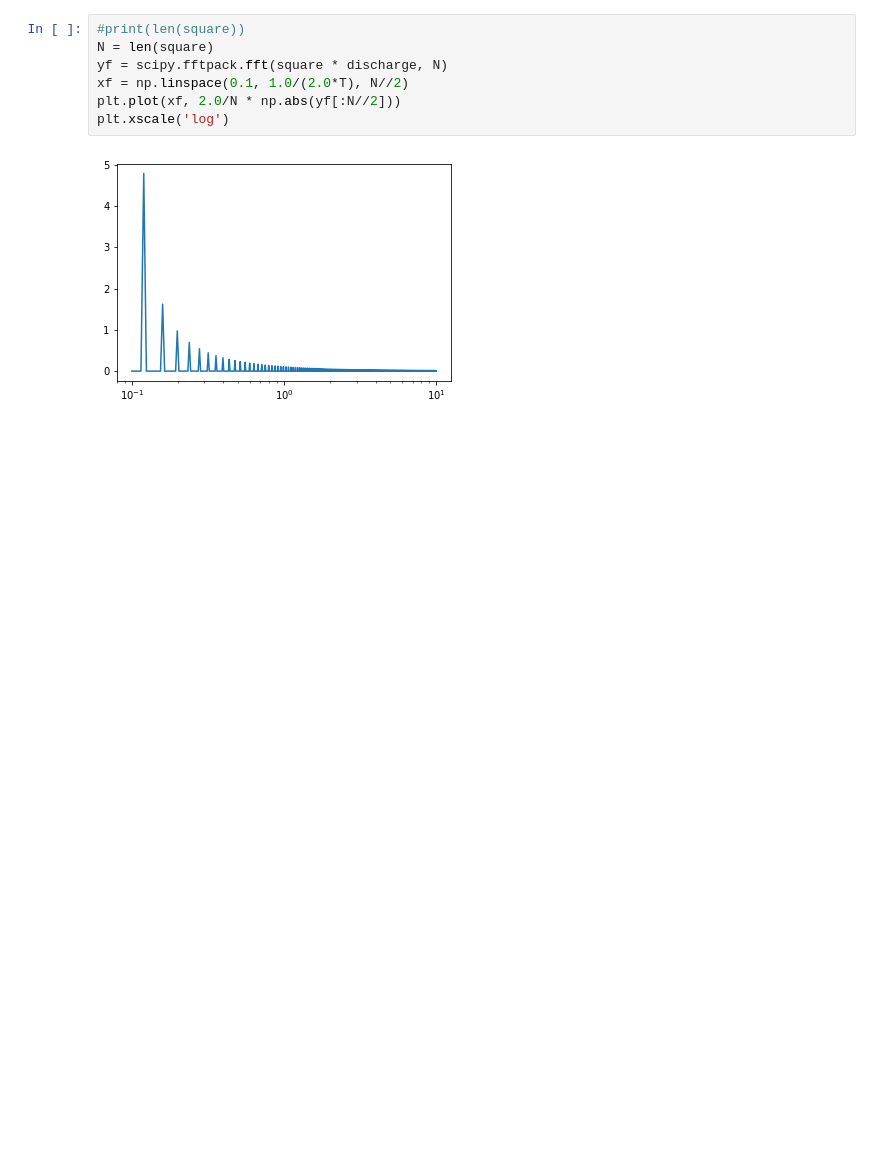
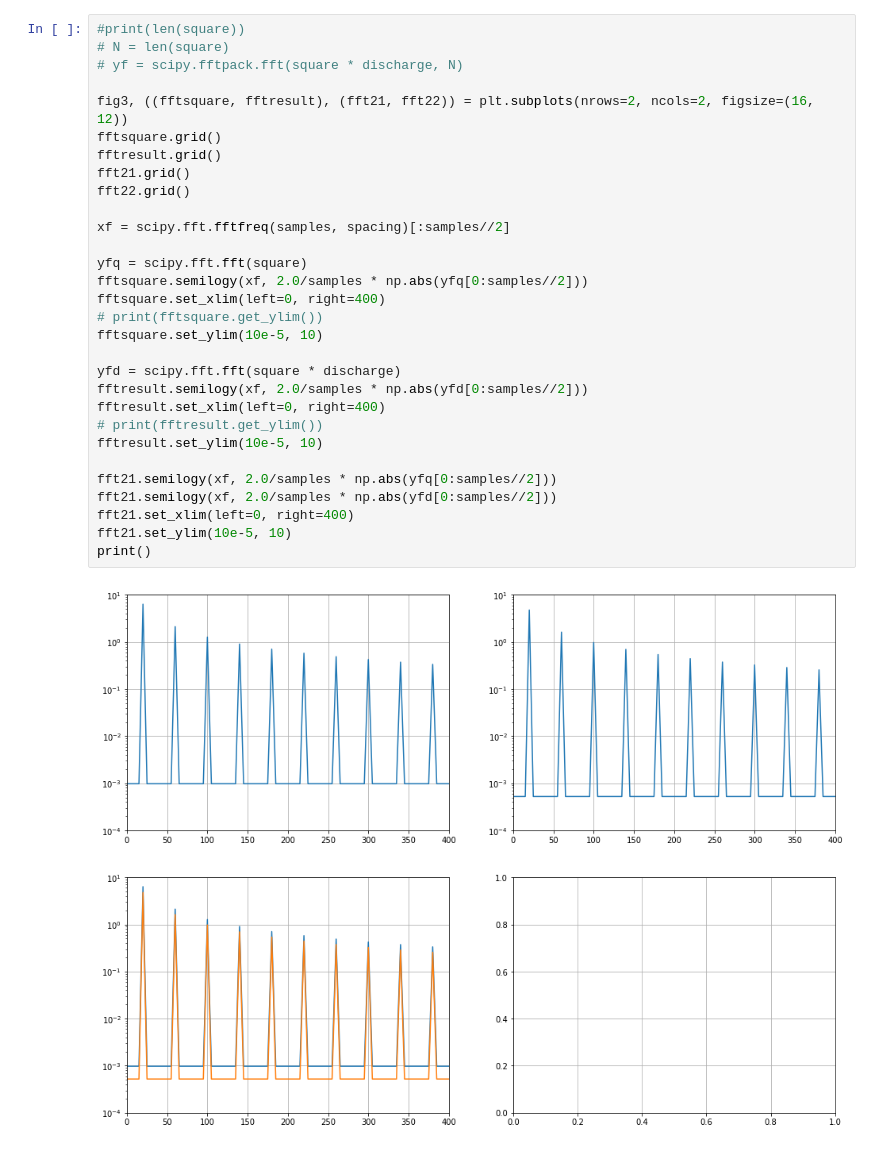
Before and after one commit to francoisgeorgy/jupyter-notebooks, a Jupyter notebook: ac-coupling/ac-coupling-fft.ipynb, the cells around one changed output. Cells and saved outputs as stored; diff of their text form; blank space fills up the shorter version.

```diff
--- a/ac-coupling/ac-coupling-fft.ipynb
+++ b/ac-coupling/ac-coupling-fft.ipynb
@@ -46,9 +47,32 @@ plt.show()
 # %%
 #print(len(square))
-N = len(square)
-yf = scipy.fftpack.fft(square * discharge, N)
-xf = np.linspace(0.1, 1.0/(2.0*T), N//2)
-plt.plot(xf, 2.0/N * np.abs(yf[:N//2]))
-plt.xscale('log')
+# N = len(square)
+# yf = scipy.fftpack.fft(square * discharge, N)
+
+fig3, ((fftsquare, fftresult), (fft21, fft22)) = plt.subplots(nrows=2, ncols=2, figsize=(16, 12))
+fftsquare.grid()
+fftresult.grid()
+fft21.grid()
+fft22.grid()
+
+xf = scipy.fft.fftfreq(samples, spacing)[:samples//2]
+
+yfq = scipy.fft.fft(square)
+fftsquare.semilogy(xf, 2.0/samples * np.abs(yfq[0:samples//2]))
+fftsquare.set_xlim(left=0, right=400)
+# print(fftsquare.get_ylim())
+fftsquare.set_ylim(10e-5, 10)
+
+yfd = scipy.fft.fft(square * discharge)
+fftresult.semilogy(xf, 2.0/samples * np.abs(yfd[0:samples//2]))
+fftresult.set_xlim(left=0, right=400)
+# print(fftresult.get_ylim())
+fftresult.set_ylim(10e-5, 10)
+
+fft21.semilogy(xf, 2.0/samples * np.abs(yfq[0:samples//2]))
+fft21.semilogy(xf, 2.0/samples * np.abs(yfd[0:samples//2]))
+fft21.set_xlim(left=0, right=400)
+fft21.set_ylim(10e-5, 10)
+print()
 # %% [output]
-[figure, old version]
+[figure, new version]
```
Also changed, not shown: parts of 2 cells of this notebook, 4 other files.
